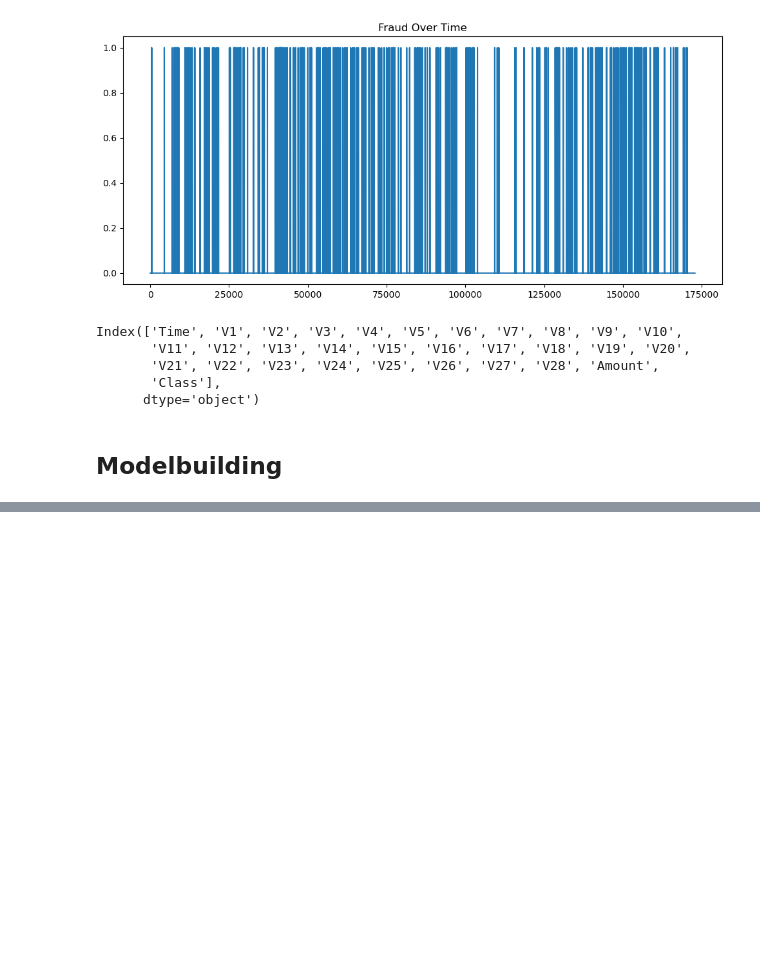
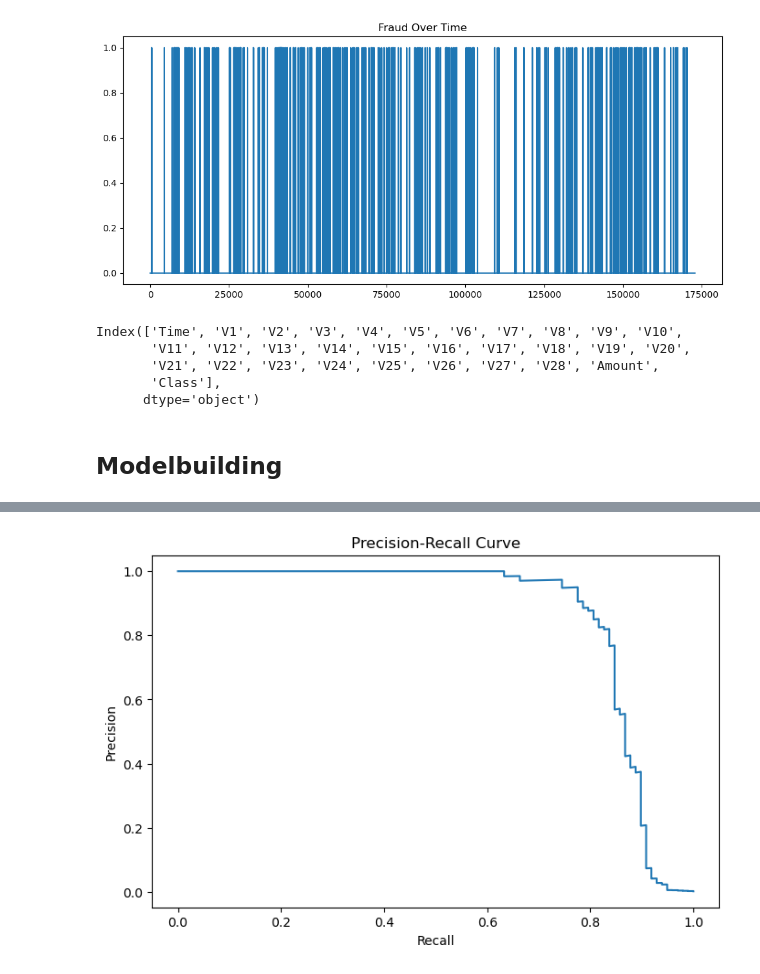
Before and after one commit to chilesh07/Data-Science-Practice, a Jupyter notebook: project 7/notebooks/analysis.ipynb, the cells around one changed output, grey strips where cells are left out. Cells and saved outputs as stored; diff of their text form; code cells hidden in the pictures; blank space fills up the shorter version.

```diff
--- a/project 7/notebooks/analysis.ipynb
+++ b/project 7/notebooks/analysis.ipynb
@@ -149,0 +262,14 @@ from sklearn.compose import f
+# %%
+from xgboost import XGBClassifier
+
+xgb = XGBClassifier(
+    n_estimators=300,
+    max_depth=5,
+    learning_rate=0.05,
+    scale_pos_weight = (y_train.value_counts()[0] / y_train.value_counts()[1])
+)
+
+xgb.fit(x_train_scaler, y_train)
+
+y_pred_xgb = xgb.predict(x_test_scaler)
+y_prob_xgb = xgb.predict_proba(x_test_scaler)[:,1]
@@ -149,0 +304,15 @@ from sklearn.compose import f
+# %%
+from sklearn.metrics import precision_recall_curve
+
+precision, recall, thresholds = precision_recall_curve(
+    y_test, y_prob_xgb
+)
+
+plt.figure(figsize=(8,5))
+plt.plot(recall, precision)
+plt.xlabel("Recall")
+plt.ylabel("Precision")
+plt.title("Precision-Recall Curve")
+plt.show()
+# %% [output]
+[figure, added]
```
Also changed, not shown: parts of 31 cells of this notebook, 6 other files.
